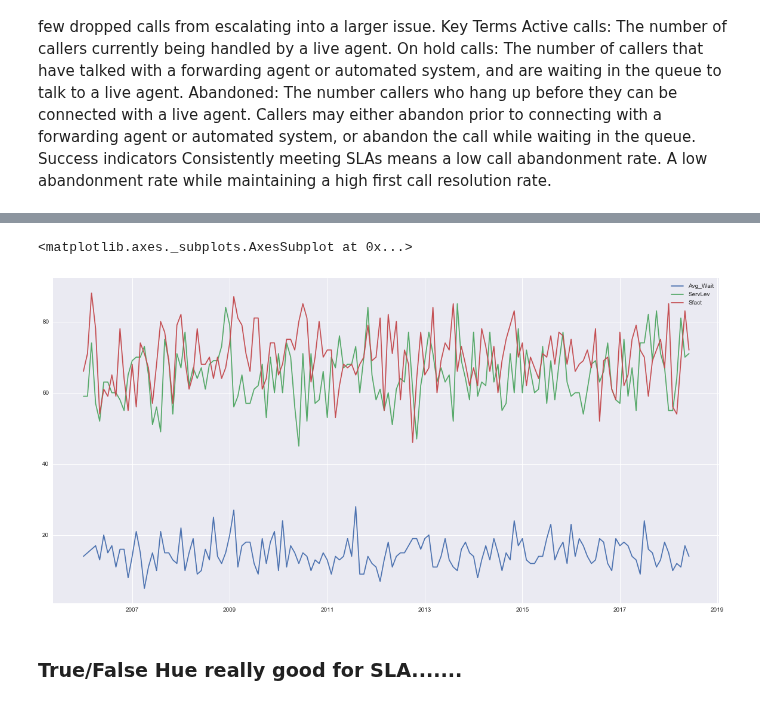
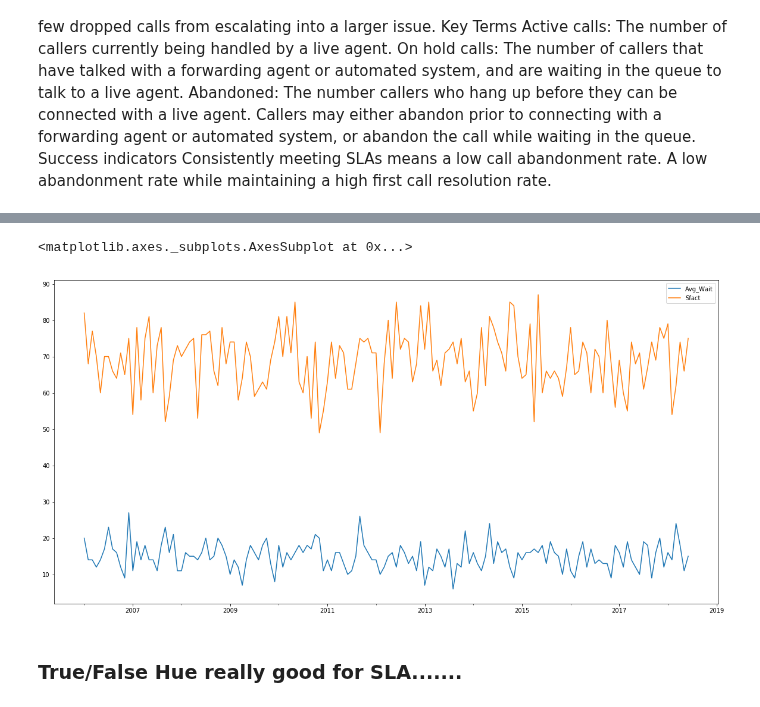
Before and after one commit to eamonnofarrell/Programming_Project, a Jupyter notebook: Prog_Project.ipynb, the cells around one changed output, grey strips where cells are left out. Drawn from its saved outputs; the diff is of its cells as text; code cells hidden in the pictures.

```diff
--- a/Prog_Project.ipynb
+++ b/Prog_Project.ipynb
@@ -218,8 +219,8 @@ Calls.head()
 # %%
 #Calls.plot(y=['Avg_Wait','Aband', 'ServLev', 'SpdAns', 'Ocup %', 'Sfact'], use_index=True)
-Calls.plot(y=['Avg_Wait', 'ServLev', 'Sfact'], use_index=True, figsize=(20,10))
+Calls.plot(y=['Avg_Wait', 'Sfact'], use_index=True, figsize=(20,10))
 # %% [output]
 <matplotlib.axes._subplots.AxesSubplot at 0x...>
-[figure, old version]
+[figure, new version]
 # %% [markdown]
 ### True/False Hue really good for SLA.......
```
Also changed, not shown: parts of 24 cells of this notebook.
